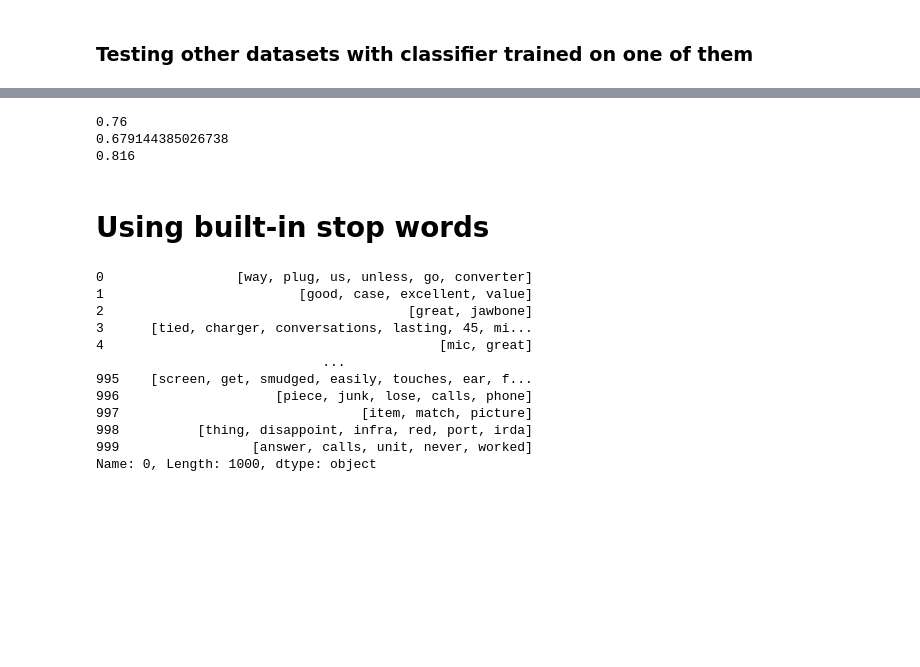
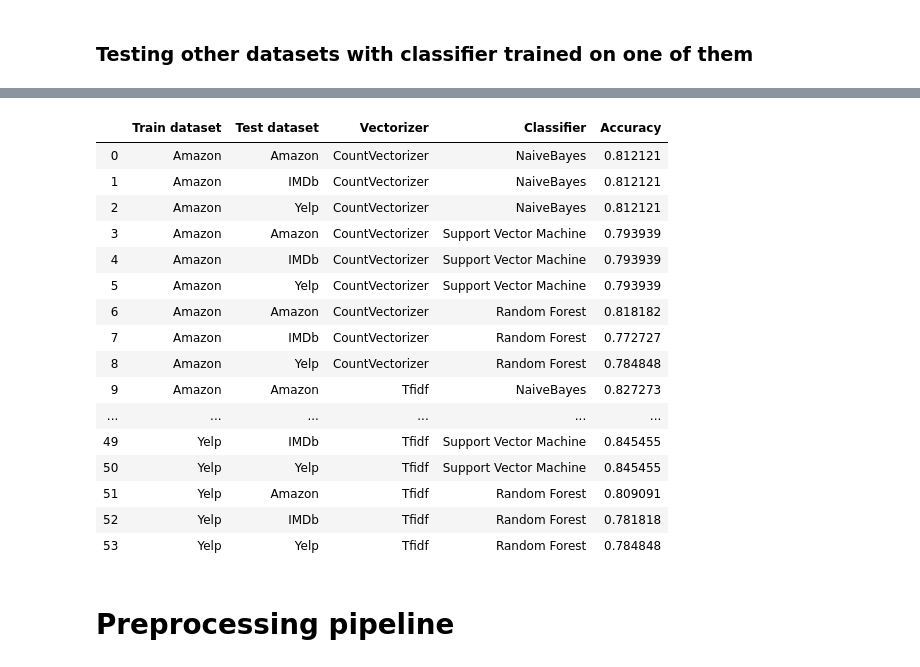
Before and after one commit to greghvk/eksploracja_danych_projekt, a Jupyter notebook: Eksploracja_projekt.ipynb, the cells around one changed output, grey strips where cells are left out. Saved outputs shown, nothing was run; the diff lists cells and outputs as text; code cells hidden in the pictures; blank space fills up the shorter version.

Commit message:
Results

```diff
--- a/Eksploracja_projekt.ipynb
+++ b/Eksploracja_projekt.ipynb
@@ -219,0 +199,13 @@ y_svm.score(X_test_y, y_test_y)
+# %%
+datasets = {'Amazon':amazon, 'IMDb': imdb, 'Yelp':yelp}
+preprocessors = {'CountVectorizer': CountVectorizer(), 'Tfidf': TfidfVectorizer()}
+classifiers = {'NaiveBayes': nb_classifier, 'Support Vector Machine': svc_classifier, 'Random Forest': forest_classifier}
+# %%
+basic_results = pd.DataFrame(columns=['Dataset', 'Vectorizer', 'Classifier', 'Accuracy'])
+for dataset in datasets:
+    for preprocessor in preprocessors:
+        for classifier in classifiers:
+#            print(f"Accuracy for data set {dataset}, vectorized by {preprocessor}, classified by {classifier}")
+            accuracy = evaluate_pre_class(datasets[dataset][0], datasets[dataset][1], preprocessors[preprocessor], classifiers[classifier])
+            basic_results = basic_results.append({'Dataset': dataset, 'Vectorizer': preprocessor, 'Classifier': classifier, 'Accuracy': accuracy}, ignore_index=True)
+    print()
@@ -270,26 +234,43 @@ print(if_svm.score(X_test_yf, y_test_yf))
-# %%
-print(yf_svm.score(X_test_af, y_test_af))
-print(yf_svm.score(X_test_if, y_test_if))
-print(yf_svm.score(X_test_yf, y_test_yf))
-# %% [output]
-0.76
-0.679144385026738
-0.816
-# %% [markdown]
-# Using built-in stop words
-# %%
-copy
-# %% [output]
-0                 [way, plug, us, unless, go, converter]
-1                         [good, case, excellent, value]
-2                                       [great, jawbone]
-3      [tied, charger, conversations, lasting, 45, mi...
-4                                           [mic, great]
-                             ...
-995    [screen, get, smudged, easily, touches, ear, f...
-996                    [piece, junk, lose, calls, phone]
-997                               [item, match, picture]
-998          [thing, disappoint, infra, red, port, irda]
-999                 [answer, calls, unit, never, worked]
-Name: 0, Length: 1000, dtype: object
+# %%
+def evaluate_whole_corpus(corpus, text, labels, preprocessor, classifier):
+    preprocessor.fit(corpus)
+    transformed = preprocessor.transform(text)
+    X_train, X_test, y_train, y_test = train_test_split(transformed, labels, test_size=0.33, random_state=43)
+    classifier.fit(X_train, y_train)
+    return classifier.score(X_test, y_test)
+# %%
+results_whole = pd.DataFrame(columns=['Train dataset', 'Test dataset', 'Vectorizer', 'Classifier', 'Accuracy'])
+
+joined_reviews = np.concatenate((amazon[0], imdb[0], yelp[0]))
+
+for train_dataset in datasets:
+    for preprocessor in preprocessors:
+        for classifier in classifiers:
+            for test_dataset in datasets:
+                # print(f"Accuracy for data set {test_dataset}, vectorized by {preprocessor}, classified by {classifier} trained on {train_dataset}")
+                accuracy = evaluate_whole_corpus(joined_reviews, datasets[dataset][0], datasets[dataset][1], preprocessors[preprocessor], classifiers[classifier])
+                results_whole = results_whole.append({'Train dataset':train_dataset, 'Test dataset':test_dataset, 'Vectorizer':preprocessor, 'Classifier':classifier, 'Accuracy':accuracy}, ignore_index=True)
+    print()
+# %%
+results_whole
+# %% [output]
+|  | Train dataset | Test dataset | Vectorizer | Classifier | Accuracy |
+| 0 | Amazon | Amazon | CountVectorizer | NaiveBayes | 0.812121 |
+| 1 | Amazon | IMDb | CountVectorizer | NaiveBayes | 0.812121 |
+| 2 | Amazon | Yelp | CountVectorizer | NaiveBayes | 0.812121 |
+| 3 | Amazon | Amazon | CountVectorizer | Support Vector Machine | 0.793939 |
+| 4 | Amazon | IMDb | CountVectorizer | Support Vector Machine | 0.793939 |
+| 5 | Amazon | Yelp | CountVectorizer | Support Vector Machine | 0.793939 |
+| 6 | Amazon | Amazon | CountVectorizer | Random Forest | 0.818182 |
+| 7 | Amazon | IMDb | CountVectorizer | Random Forest | 0.772727 |
+| 8 | Amazon | Yelp | CountVectorizer | Random Forest | 0.784848 |
+| 9 | Amazon | Amazon | Tfidf | NaiveBayes | 0.827273 |
+| ... | ... | ... | ... | ... | ... |
+| 49 | Yelp | IMDb | Tfidf | Support Vector Machine | 0.845455 |
+| 50 | Yelp | Yelp | Tfidf | Support Vector Machine | 0.845455 |
+| 51 | Yelp | Amazon | Tfidf | Random Forest | 0.809091 |
+| 52 | Yelp | IMDb | Tfidf | Random Forest | 0.781818 |
+| 53 | Yelp | Yelp | Tfidf | Random Forest | 0.784848 |
+# %% [markdown]
+# Preprocessing pipeline
 # %%
```
Also changed, not shown: parts of 45 cells of this notebook.
